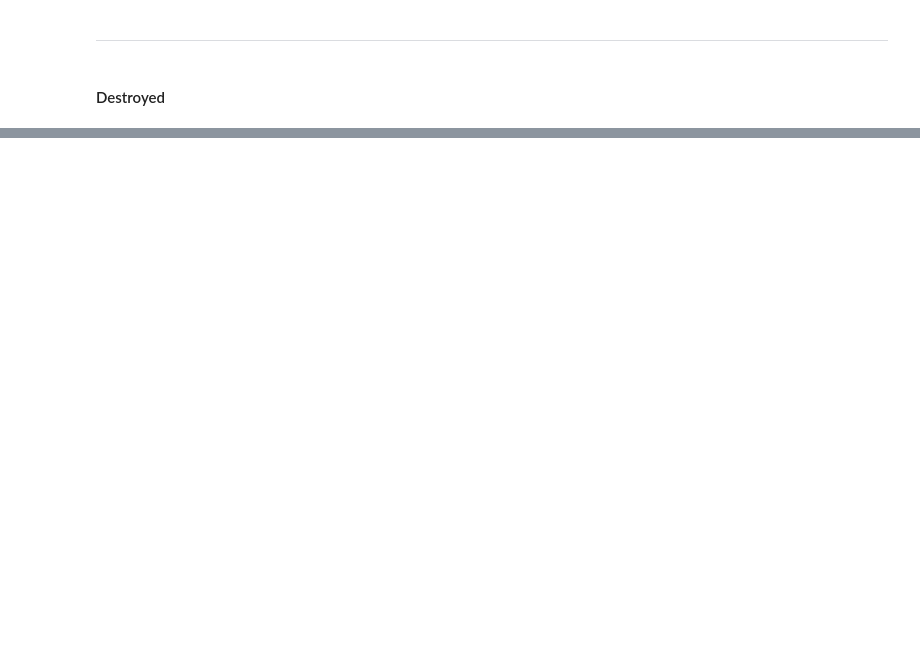
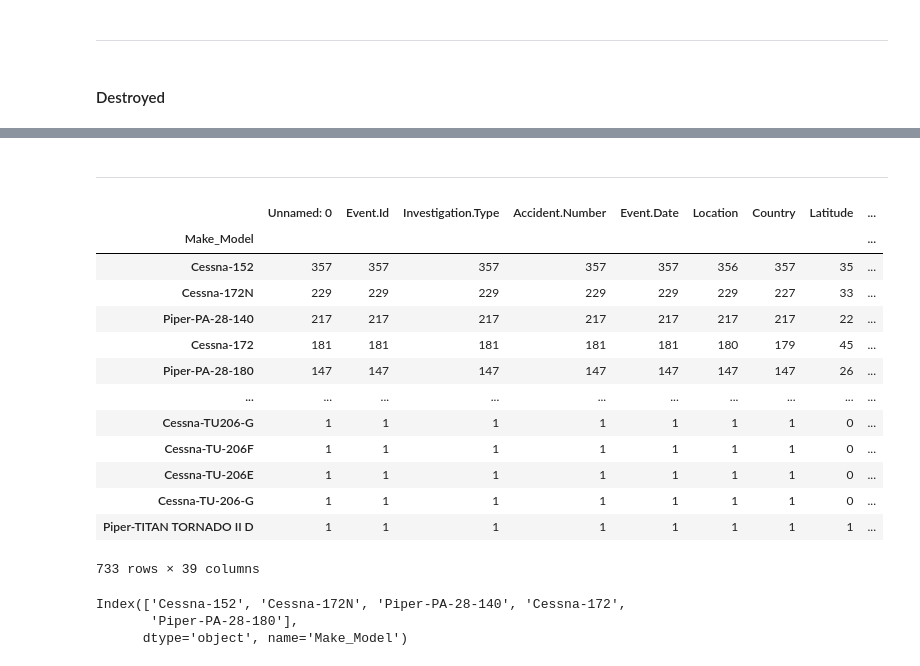
Before and after one commit to jgoett2/Phase1-Airplane-Zach-Jeff, a Jupyter notebook: Analysis.ipynb, the cells around one changed output, grey strips where cells are left out. Saved outputs shown, nothing was run; the diff lists cells and outputs as text; code cells hidden in the pictures; blank space fills up the shorter version.

```diff
--- a/Analysis.ipynb
+++ b/Analysis.ipynb
@@ -399,0 +404,32 @@ fig.savefig("Images/ModelsDestroyedUninjured")
+# %% [markdown]
+------------------------------------
+# %%
+dfPC = df[(df['Make'] == 'Cessna') | (df['Make'] == 'Piper') ]
+# %%
+# Destroyed uninjured
+dfPCd = dfPC[dfPC['Aircraft.damage'] == 'Destroyed']
+# %%
+PCd = dfPCd.groupby('Make_Model').count().sort_values(by='Event.Id', ascending=False)
+PCd
+# %% [output]
+|  | Unnamed: 0 | Event.Id | Investigation.Type | Accident.Number | Event.Date | Location | Country | Latitude | ... |
+| Make_Model |  |  |  |  |  |  |  |  | ... |
+| Cessna-152 | 357 | 357 | 357 | 357 | 357 | 356 | 357 | 35 | ... |
+| Cessna-172N | 229 | 229 | 229 | 229 | 229 | 229 | 227 | 33 | ... |
+| Piper-PA-28-140 | 217 | 217 | 217 | 217 | 217 | 217 | 217 | 22 | ... |
+| Cessna-172 | 181 | 181 | 181 | 181 | 181 | 180 | 179 | 45 | ... |
+| Piper-PA-28-180 | 147 | 147 | 147 | 147 | 147 | 147 | 147 | 26 | ... |
+| ... | ... | ... | ... | ... | ... | ... | ... | ... | ... |
+| Cessna-TU206-G | 1 | 1 | 1 | 1 | 1 | 1 | 1 | 0 | ... |
+| Cessna-TU-206F | 1 | 1 | 1 | 1 | 1 | 1 | 1 | 0 | ... |
+| Cessna-TU-206E | 1 | 1 | 1 | 1 | 1 | 1 | 1 | 0 | ... |
+| Cessna-TU-206-G | 1 | 1 | 1 | 1 | 1 | 1 | 1 | 0 | ... |
+| Piper-TITAN TORNADO II D | 1 | 1 | 1 | 1 | 1 | 1 | 1 | 1 | ... |
+733 rows × 39 columns
+# %%
+top_5 = PCd.index[:5]
+top_5
+# %% [output]
+Index(['Cessna-152', 'Cessna-172N', 'Piper-PA-28-140', 'Cessna-172',
+       'Piper-PA-28-180'],
+      dtype='object', name='Make_Model')
```
Also changed, not shown: parts of 12 cells of this notebook, 1 other file.
